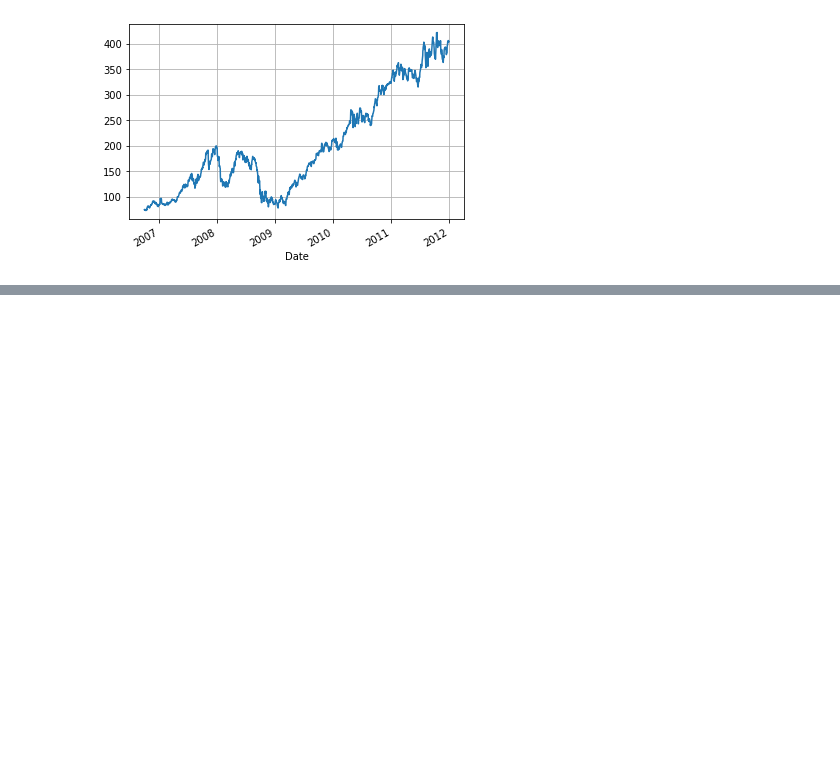
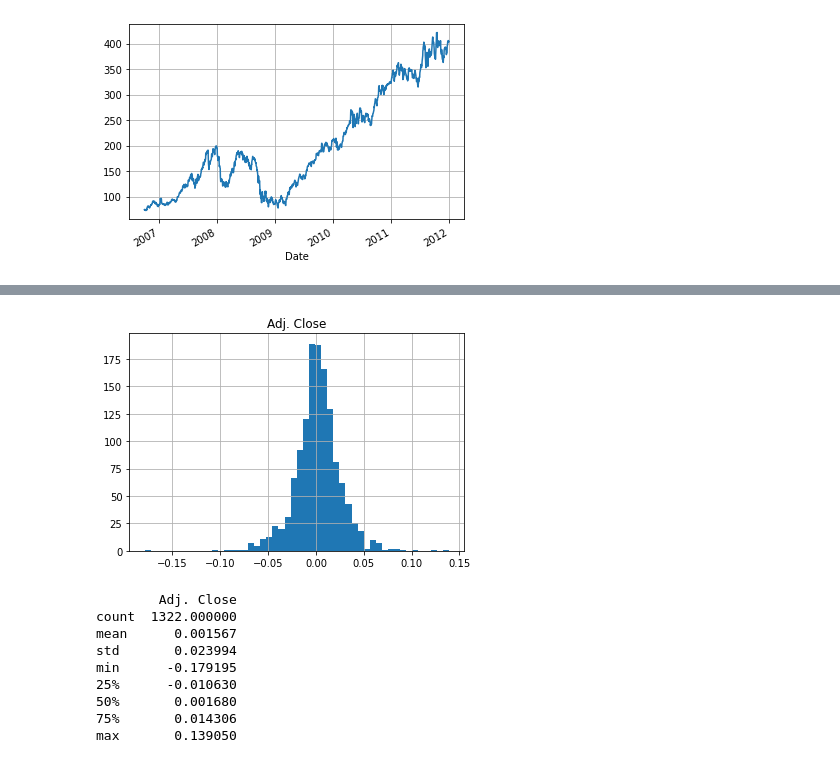
Before and after one commit to soundreaper/DS-2.9-Algorithmic-Trading, a Jupyter notebook: APPL DATA AND TRADING TEST.ipynb, the cells around one changed output, grey strips where cells are left out. Saved outputs shown, nothing was run; the diff lists cells and outputs as text; code cells hidden in the pictures; blank space fills up the shorter version.

```diff
--- a/APPL DATA AND TRADING TEST.ipynb
+++ b/APPL DATA AND TRADING TEST.ipynb
@@ -130,3 +134,21 @@ aapl['Close'].plot(grid=True)
 plt.show()
 # %% [output]
 [figure]
+# %%
+# Assign `Adj Close` to `daily_close`
+daily_close = aapl[['Adj. Close']]
+
+# Daily returns
+daily_pct_change = daily_close.pct_change()
+
+# Replace NA values with 0
+daily_pct_change.fillna(0, inplace=True)
+
+# Inspect daily returns
+print(daily_pct_change)
+
+# Daily log returns
+daily_log_returns = np.log(daily_close.pct_change()+1)
+
+# Print daily log returns
+print(daily_log_returns)
@@ -132,0 +205,6 @@ plt.show()
+# %%
+# Daily returns
+daily_pct_change = daily_close / daily_close.shift(1) - 1
+
+# Print `daily_pct_change`
+print(daily_pct_change)
@@ -132,0 +227,20 @@ plt.show()
+# %%
+# Plot the distribution of `daily_pct_c`
+daily_pct_change.hist(bins=50)
+
+# Show the plot
+plt.show()
+
+# Pull up summary statistics
+print(daily_pct_change.describe())
+# %% [output]
+[figure, added]
+        Adj. Close
+count  1322.000000
+mean      0.001567
+std       0.023994
+min      -0.179195
+25%      -0.010630
+50%       0.001680
+75%       0.014306
+max       0.139050
```
Also changed, not shown: parts of 16 cells of this notebook.
